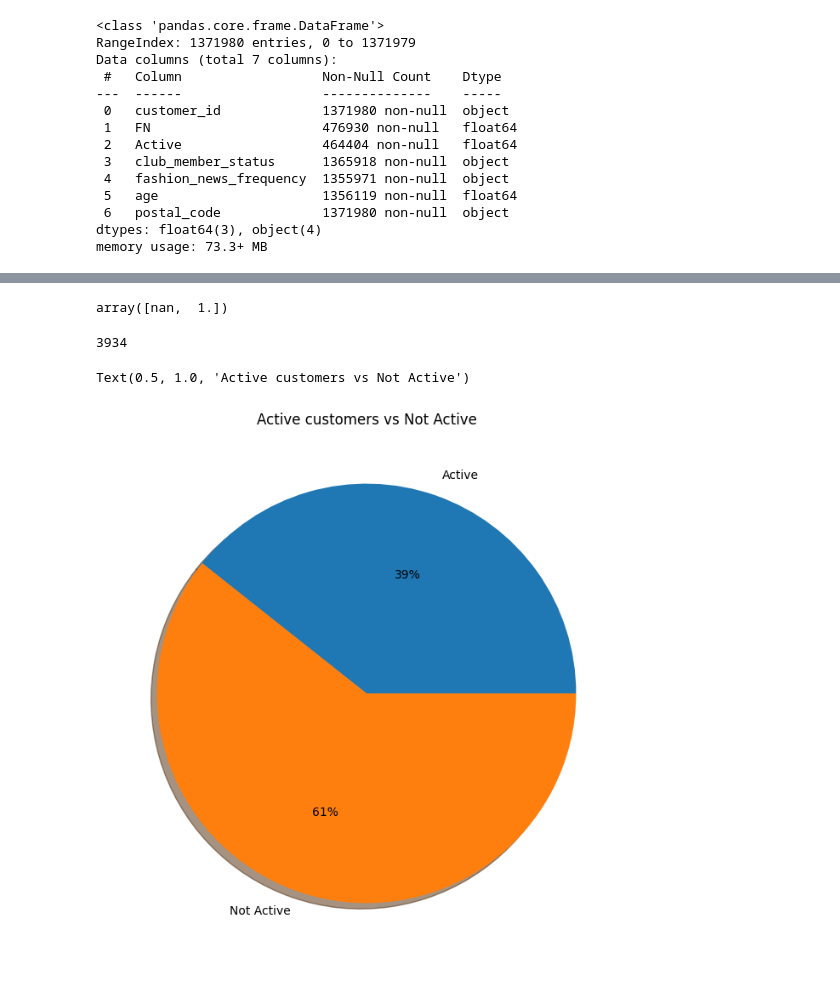
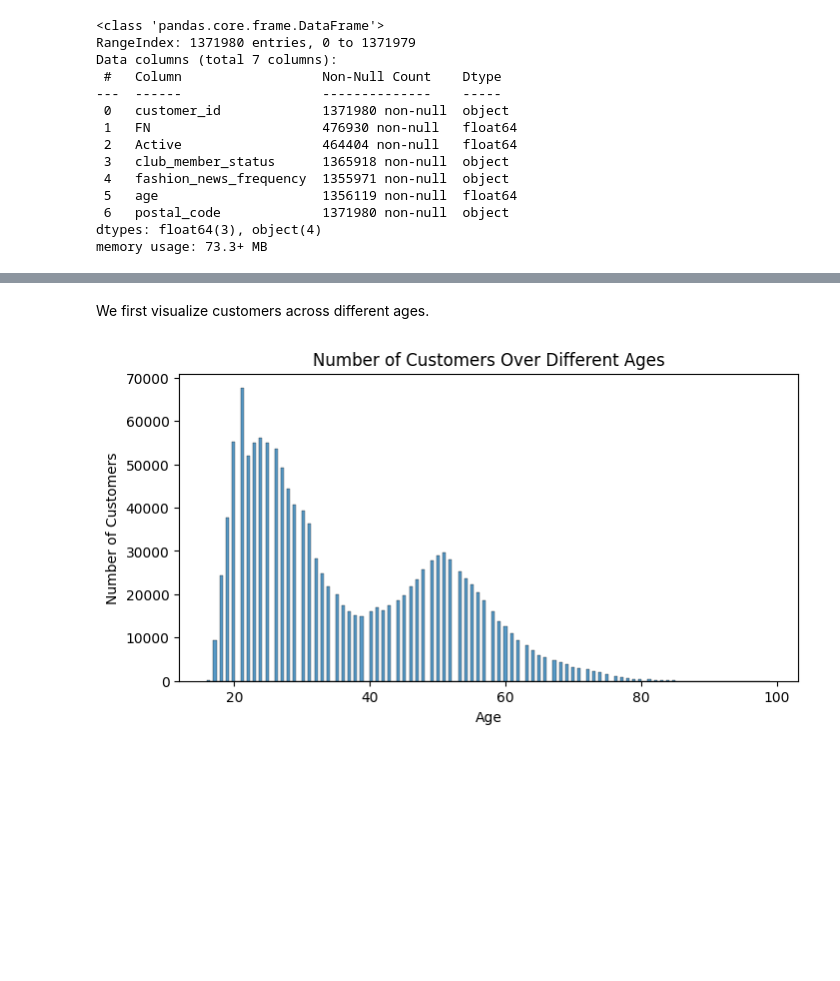
Before and after one commit to caoxi0312/FashionNet, a Jupyter notebook: ProjectEDA.ipynb, the cells around one changed output, grey strips where cells are left out. Drawn from its saved outputs; the diff is of its cells as text; code cells hidden in the pictures; blank space fills up the shorter version.

```diff
--- a/ProjectEDA.ipynb
+++ b/ProjectEDA.ipynb
@@ -20,7 +20,7 @@ os.chdir("/content/drive/Shareddrives/cis522_project/data")
 # %%
-articles = pd.read_csv('articles.csv')
-customers = pd.read_csv('customers.csv')
-transactions = pd.read_csv('transactions_train.csv')
+articles = pd.read_csv('data/articles.csv')
+customers = pd.read_csv('data/customers.csv')
+transactions = pd.read_csv('data/transactions_train.csv')
 # %% [markdown]
 # Articles Data
 # %% [markdown]
@@ -187,19 +127,11 @@ memory usage: 625.0+ KB
-# %%
-filtered_customers_df.Active.unique()
-# %% [output]
-array([nan,  1.])
-# %%
-active_customers = filtered_customers_df[filtered_customers_df['Active'] == 1]
-len(active_customers)
-# %% [output]
-3934
-# %%
-total = len(filtered_customers_df)
-plt.figure(figsize=(8, 8))
-labels = ['Active', 'Not Active']
-size = [len(active_customers) / total, 1 - len(active_customers) / total]
-plt.pie(size, labels = labels, shadow=True, autopct='%.0f%%')
-plt.title('Active customers vs Not Active')
-# %% [output]
-Text(0.5, 1.0, 'Active customers vs Not Active')
-[figure, removed]
+# %% [markdown]
+We first visualize customers across different ages.
+# %%
+f, ax = plt.subplots(figsize=(8, 4))
+ax = sns.histplot(data=customers, x='age')
+ax.set_xlabel('Age')
+ax.set_ylabel('Number of Customers')
+ax.set_title('Number of Customers Over Different Ages')
+plt.show()
+# %% [output]
+[figure, added]
```
Also changed, not shown: parts of 55 cells of this notebook, 3 other files.
